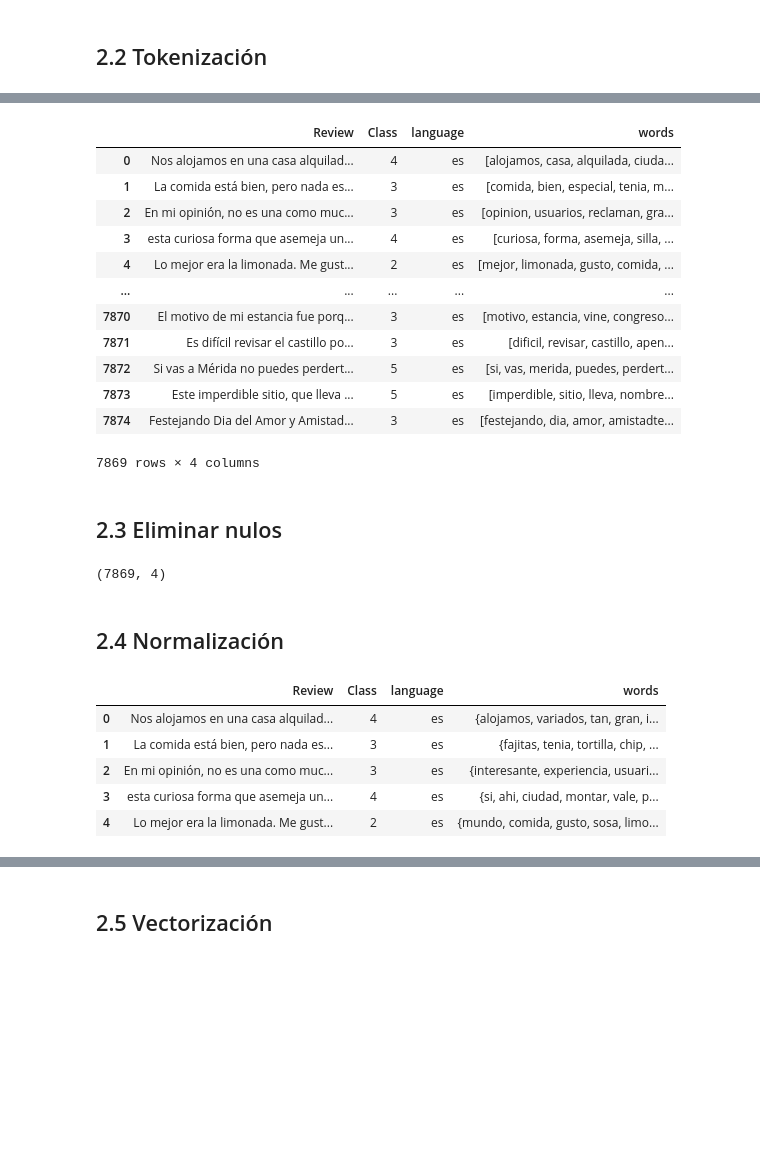
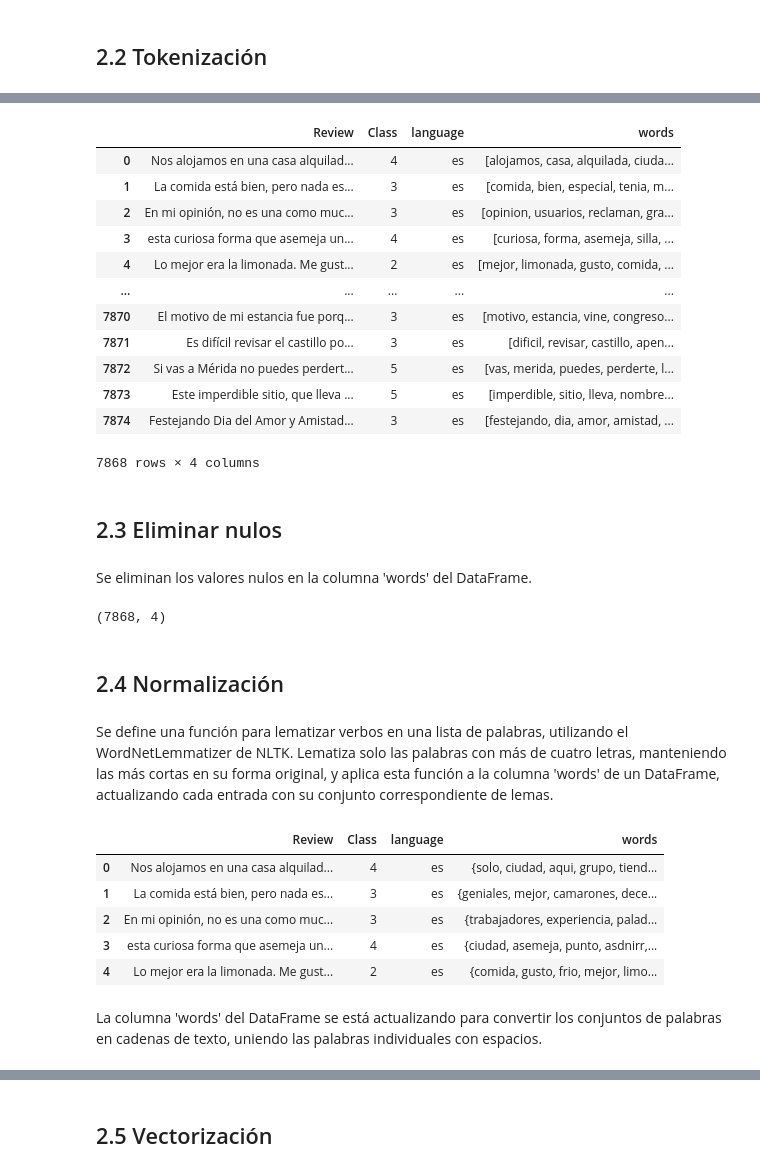
Before and after one commit to J0FR/Proyecto1_BI, a Jupyter notebook: Proyecto1E1.ipynb, the cells around one changed output, grey strips where cells are left out. Drawn from its saved outputs; the diff is of its cells as text; code cells hidden in the pictures; blank space fills up the shorter version.

```diff
--- a/Proyecto1E1.ipynb
+++ b/Proyecto1E1.ipynb
@@ -322,6 +358,7 @@ Passing `palette` without assigning `hue` is deprecated and will be removed in v
 # %%
 !pip install langdetect
 from langdetect import detect, DetectorFactory
+
 DetectorFactory.seed = 0
 
 def detect_language(text):
@@ -330,12 +367,15 @@ def detect_language(text):
     except:
         return None
 
-df['language'] = df['Review'].progress_apply(detect_language)
-#imprimir los idiomas
-df['language'].value_counts()
 
-df = df[df['language']=='es']
-df
+def deleteNonSpanish(df, print=False):
+    df['language'] = df['Review'].progress_apply(detect_language)
+    if print:
+      #imprimir los idiomas
+      display(df['language'].value_counts())
+    df = df[df['language']=='es']
+    return df
+df = deleteNonSpanish(df, True)
 # %% [output]
 Requirement already satisfied: langdetect in /usr/local/lib/python3.10/dist-packages (1.0.9)
 Requirement already satisfied: six in /usr/local/lib/python3.10/dist-packages (from langdetect) (1.16.0)
@@ -357,4 +392,23 @@ Requirement already satisfied: six in /usr/local/lib/python3.10/dist-packages (f
 # %%
+def changeCharacters(text):
+    """Reemplaza algunos separadores por espacios"""
+    text = text.replace(',', ' ')
+    text = text.replace('/', ' ')
+    text = text.replace('.', ' ')
+    text = text.replace('-', ' ')
+    text = text.replace('\n', ' ')
+    text = text.replace('!', ' ')
+    return text
+
+def deleteWrongWords(words):
+    """Elimina palabras de dos o menos caracteres que no se eliminaron en los stopwords"""
+    new = []
+    for word in words:
+      if len(word)>2:
+        new.append(word)
+    return new
+
+
 def filterWords(text):
     """Elimina caracteres innecesarios, solo quedan palabras"""
     whitelist = set("abcdefghijklmnñopqrstuvwxyz ")
@@ -379,6 +433,7 @@ def remove_stopwords(words):
     return [word for word in words if word not in stopword]
 
 def preprocessing(words):
+    words = changeCharacters(words)
     words = to_lowercase(words)
     words = remove_accents(words)
     words = filterWords(words)
@@ -387,6 +442,7 @@ def preprocessing(words):
 df['words'] = df['Review'].progress_apply(preprocessing)
 df['words'] = df['words'].progress_apply(word_tokenize)
 df['words'] = df['words'].progress_apply(remove_stopwords)
+df['words'] = df['words'].progress_apply(deleteWrongWords)
 df
 # %% [output]
 |  | Review | Class | language | words |
@@ -398,37 +454,46 @@ df
 | ... | ... | ... | ... | ... |
 | 7870 | El motivo de mi estancia fue porq... | 3 | es | [motivo, estancia, vine, congreso... |
 | 7871 | Es difícil revisar el castillo po... | 3 | es | [dificil, revisar, castillo, apen... |
-| 7872 | Si vas a Mérida no puedes perdert... | 5 | es | [si, vas, merida, puedes, perdert... |
+| 7872 | Si vas a Mérida no puedes perdert... | 5 | es | [vas, merida, puedes, perderte, l... |
 | 7873 | Este imperdible sitio, que lleva ... | 5 | es | [imperdible, sitio, lleva, nombre... |
-| 7874 | Festejando Dia del Amor y Amistad... | 3 | es | [festejando, dia, amor, amistadte... |
+| 7874 | Festejando Dia del Amor y Amistad... | 3 | es | [festejando, dia, amor, amistad, ... |
-7869 rows × 4 columns
+7868 rows × 4 columns
 # %% [markdown]
 ## 2.3 Eliminar nulos
+# %% [markdown]
+Se eliminan los valores nulos en la columna 'words' del DataFrame.
 # %%
 df['words'].dropna()
 df.shape
 # %% [output]
-(7869, 4)
+(7868, 4)
 # %% [markdown]
 ## 2.4 Normalización
+# %% [markdown]
+Se define una función para lematizar verbos en una lista de palabras, utilizando el WordNetLemmatizer de NLTK. Lematiza solo las palabras con más de cuatro letras, manteniendo las más cortas en su forma original, y aplica esta función a la columna 'words' de un DataFrame, actualizando cada entrada con su conjunto correspondiente de lemas.
 # %%
 lemmatizer = WordNetLemmatizer()
 def lemmatizeVerbs(words):
     """Lemmatize verbs in list of tokenized words"""
     lemmas = set()
     for word in words:
-      lemmas.add(lemmatizer.lemmatize(word))
+      if len(word) > 4:
+        lemmas.add(lemmatizer.lemmatize(word))
+      else:
+        lemmas.add(word)
     return lemmas
 
 df['words'] = df['words'].progress_apply(lemmatizeVerbs)
 df.head()
 # %% [output]
 |  | Review | Class | language | words |
-| 0 | Nos alojamos en una casa alquilad... | 4 | es | {alojamos, variados, tan, gran, i... |
-| 1 | La comida está bien, pero nada es... | 3 | es | {fajitas, tenia, tortilla, chip, ... |
-| 2 | En mi opinión, no es una como muc... | 3 | es | {interesante, experiencia, usuari... |
-| 3 | esta curiosa forma que asemeja un... | 4 | es | {si, ahi, ciudad, montar, vale, p... |
-| 4 | Lo mejor era la limonada. Me gust... | 2 | es | {mundo, comida, gusto, sosa, limo... |
+| 0 | Nos alojamos en una casa alquilad... | 4 | es | {solo, ciudad, aqui, grupo, tiend... |
+| 1 | La comida está bien, pero nada es... | 3 | es | {geniales, mejor, camarones, dece... |
+| 2 | En mi opinión, no es una como muc... | 3 | es | {trabajadores, experiencia, palad... |
+| 3 | esta curiosa forma que asemeja un... | 4 | es | {ciudad, asemeja, punto, asdnirr,... |
+| 4 | Lo mejor era la limonada. Me gust... | 2 | es | {comida, gusto, frio, mejor, limo... |
+# %% [markdown]
+La columna 'words' del DataFrame se está actualizando para convertir los conjuntos de palabras en cadenas de texto, uniendo las palabras individuales con espacios.
 # %%
 df['words'] = df['words'].apply(lambda x: ' '.join(map(str, x)))
 df
```
Also changed, not shown: parts of 75 cells of this notebook.
